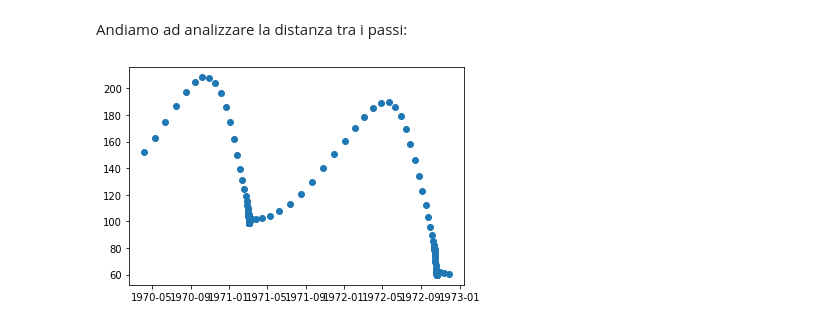
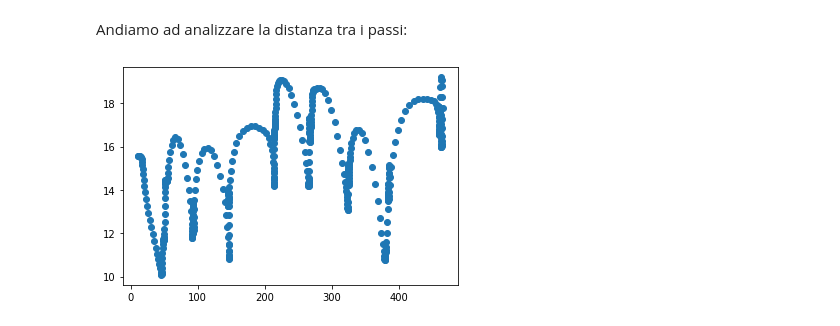
Before and after one commit to LoScarro/Fondamenti-di-Elaborazione-di-Segnali-e-Immagini, a Jupyter notebook: Pazienti/labo.ipynb, the cells around one changed output. Drawn from its saved outputs; the diff is of its cells as text; code cells hidden in the pictures.

```diff
--- a/Pazienti/labo.ipynb
+++ b/Pazienti/labo.ipynb
@@ -85,0 +97,11 @@ plt.show()
+# %%
+if "R" in patient or "dx" in patient:
+
+    massimo = max(np.nanmax(anca_x), np.nanmax(ginocchio_x), np.nanmax(caviglia_x), np.nanmax(piede_x))
+
+    segnali=[massimo-segnali[0], segnali[1], massimo-segnali[2], segnali[3], massimo-segnali[4], segnali[5], massimo-segnali[6], segnali[7]]
+
+    for i in (0,2,4,6):
+        plt.plot_date(segnali[i], segnali[i+1], xdate=False)
+
+    plt.show()
@@ -92,11 +116,11 @@ Prendo come esempio i valori x dell'anca per far vedere come operano i filtri pl
 
 Interpolo i valori mancanti sostituendo i nan.
 # %%
-res=pd.Series(anca_x).interpolate(method='polynomial', order=2)
+res=pd.Series(segnali[0]).interpolate(method='polynomial', order=2)
 
 plt.figure()
 plt.subplot(211)
-plt.plot(anca_x)
+plt.plot(segnali[0])
 plt.legend(['original'])
 #plt.title('original')
 plt.subplot(212)
@@ -187,12 +211,12 @@ plt.show()
 # %% [markdown]
 Ora faccio le stesse operazioni su tutti gli altri segnali (anca_y , ginocchio_x, ginocchio_y, caviglia_x, caviglia_y, piede_x e piede_y)
 # %%
-for segnale in segnali:
+for i in range(8):
 
-    segnale=pd.Series(segnale).interpolate(method='polynomial', order=2)
+    segnali[i]=pd.Series(segnali[i]).interpolate(method='polynomial', order=2)
 
     fs = 25
-    fft_f = np.fft.fft(segnale)
+    fft_f = np.fft.fft(segnali[i])
     n = len(fft_f)
     freq = np.fft.fftfreq(n, 1/fs)
 
@@ -206,14 +230,14 @@ for segnale in segnali:
 
     windowg = signal.windows.gaussian(9, std=3)
     windowg /= sum(windowg)
-    segnale = convolve1d(filt_med, windowg)
+    segnali[i] = convolve1d(filt_med, windowg)
 # %% [markdown]
 ## Plot
 # %%
 for i in (0, 2, 4, 6):
     segnali[i]=segnali[i][0:segnali[i+1].size]
     segnali[i+1]=segnali[i+1][0:segnali[i].size]
-    plt.plot_date(segnali[i], segnali[i+1])
+    plt.plot_date(segnali[i], segnali[i+1], xdate=False)
 
 plt.show()
 # %% [output]
@@ -304,7 +310,7 @@ anim.save('gamba.mp4', writer = 'ffmpeg', fps = 30)
 # %% [markdown]
 Andiamo ad analizzare la distanza tra i passi:
 # %%
-plt.plot_date(segnali[4], segnali[5])
+plt.plot_date(segnali[4], segnali[5],xdate=False)
 plt.show()
 # %% [output]
-[figure, old version]
+[figure, new version]
```
Also changed, not shown: parts of 27 cells of this notebook, 1 other file.
